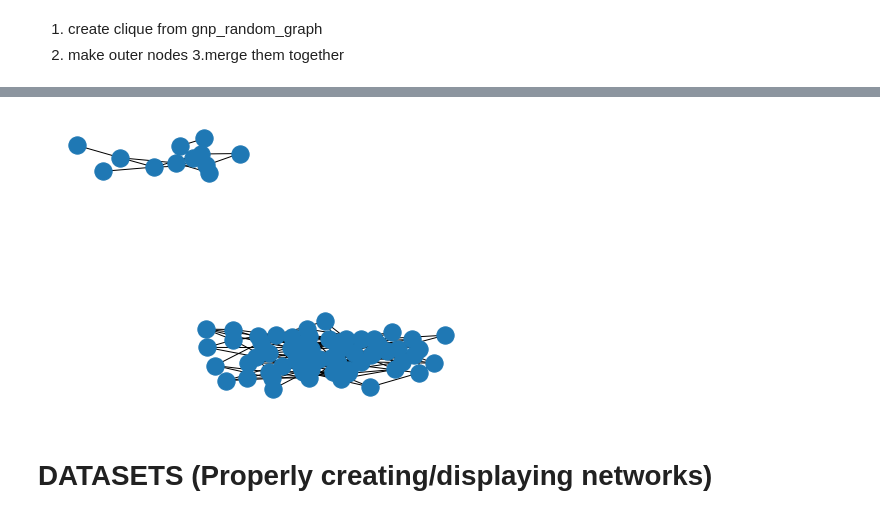
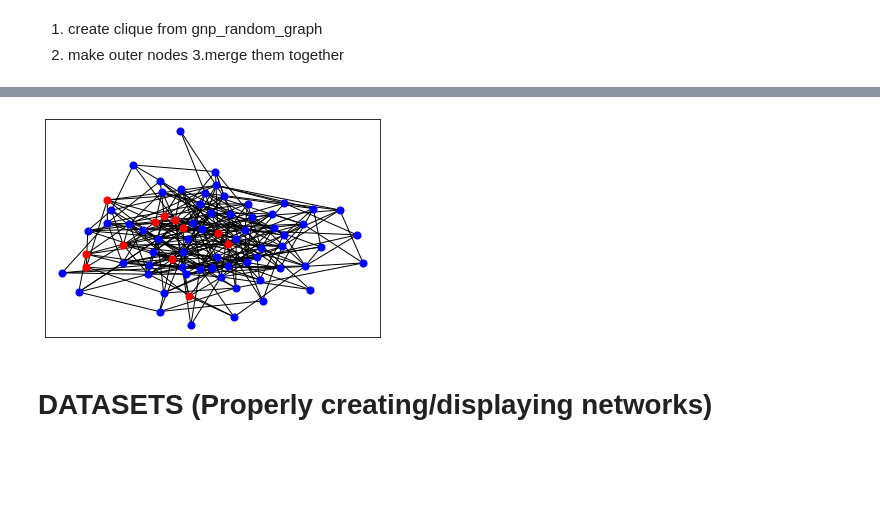
Before and after one commit to anmokhta/DSC180A-Project1, a Jupyter notebook: notebooks/w9.ipynb, the cells around one changed output, grey strips where cells are left out. Saved outputs shown, nothing was run; the diff lists cells and outputs as text; code cells hidden in the pictures; blank space fills up the shorter version.

```diff
--- a/notebooks/w9.ipynb
+++ b/notebooks/w9.ipynb
@@ -54,4 +59,9 @@ def comb_graphs(N, Cn, clique, outer, q=.1):
     combined.add_edges_from(outer.edges())
 
     return combined, clique_nodes, outer_nodes
+# %%
+def create_combined_edges(combined, clique_nodes, outer_nodes, q=0.1, s=3):
+    seed(s)
+    combined.add_edges_from([ (u, v) for u, v in product(clique_nodes, outer_nodes) if random() < q ])
+    return combined, clique_nodes, outer_nodes
 # %%
@@ -63,14 +73,8 @@ nx.draw(g, with_labels=True)
-# %%
-###############################################################################
-# Step 3: Connect nodes in the blue/red graphs with probability q
-###############################################################################
-combined.add_edges_from([ (u, v) for u, v in product(red, blue) if random() < q ])
 # %%
-###############################################################################
-# Step 4: Plot the graph, including the color of each node
-###############################################################################
-pos = nx.spring_layout(combined)
-nx.draw_networkx_nodes(combined, pos=pos, nodelist=red, node_color='r')
-nx.draw_networkx_nodes(combined, pos=pos, nodelist=blue, node_color='b')
-nx.draw_networkx_edges(combined, pos=pos)
-plt.show()
+def plot_graph(combined, clique_nodes, outer_nodes):
+    pos = nx.spring_layout(combined)
+
+    nx.draw_networkx_nodes(combined, pos=pos, nodelist=clique_nodes, node_color='r', node_size=50)
+    nx.draw_networkx_nodes(combined, pos=pos, nodelist=outer_nodes, node_color='b', node_size=50)
+    nx.draw_networkx_edges(combined, pos=pos)
+    return plt.show()
@@ -89,5 +80,0 @@ nx.draw(inner)
-# %%
-total = nx.disjoint_union(outer, inner)
-nx.draw(total)
-# %% [output]
-[figure, removed]
@@ -109,3 +81,7 @@ q  = 0.25
+# %%
+plot_graph(combined, clique_nodes, outer_nodes)
+# %% [output]
+[figure, added]
 # %% [markdown]
 # DATASETS (Properly creating/displaying networks)
 # %%
```
Also changed, not shown: parts of 10 cells of this notebook.
